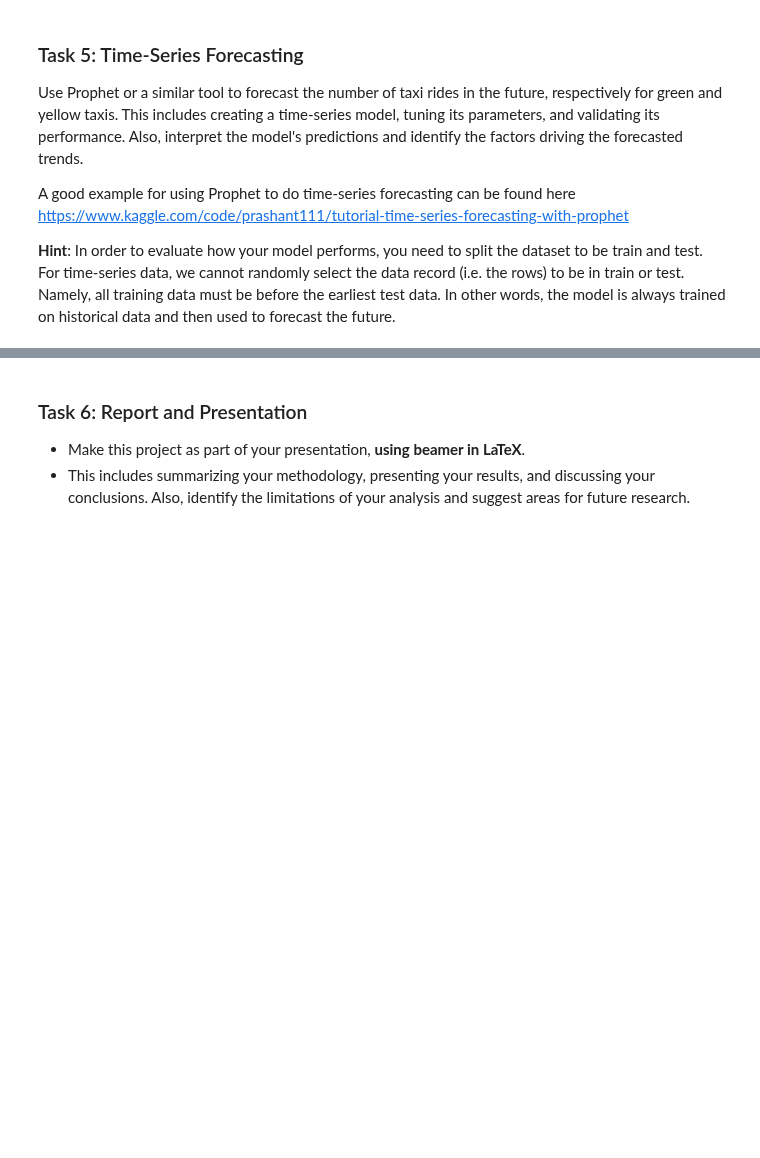
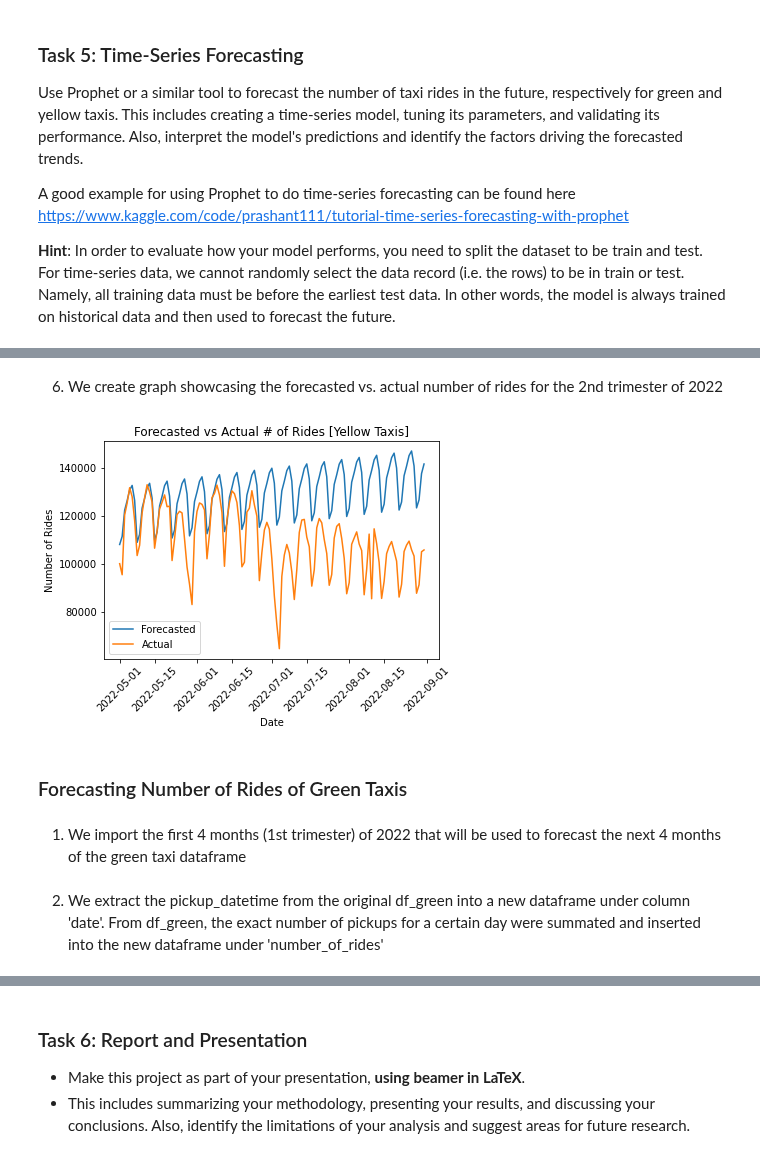
Before and after one commit to ngiorda4/NYC-Taxi-Analysis-and-Forecasting, a Jupyter notebook: 4_temporal_spatial_data_analysis.ipynb, the cells around one changed output, grey strips where cells are left out. Cells and saved outputs as stored; diff of their text form; code cells hidden in the pictures; blank space fills up the shorter version.

```diff
--- a/4_temporal_spatial_data_analysis.ipynb
+++ b/4_temporal_spatial_data_analysis.ipynb
@@ -123,0 +640,10 @@ A good example for using Prophet to do time-series forecasting can be found here
+# %%
+df_with_coord_yellow['pickup_datetime'] = pd.to_datetime(df_with_coord_yellow['tpep_pickup_datetime'])
+df_with_coord_yellow['date'] = df_with_coord_yellow['pickup_datetime'].dt.floor('D')
+df_with_coord_yellow_2022 = df_with_coord_yellow[df_with_coord_yellow['pickup_datetime'].dt.year == 2022]
+df_rides_test = df_with_coord_yellow_2022['date'].value_counts().reset_index()
+df_rides_test.columns = ['date', 'number_of_rides']
+df_rides_test = df_rides_test.sort_values('date').reset_index(drop=True)
+df_rides_test = df_rides_test.drop(range(120, 128)).reset_index(drop=True)
+
+df_rides_test.tail()
@@ -123,0 +706,10 @@ A good example for using Prophet to do time-series forecasting can be found here
+# %%
+df_with_coord_yellow['pickup_datetime'] = pd.to_datetime(df_with_coord_yellow['tpep_pickup_datetime'])
+df_with_coord_yellow['date'] = df_with_coord_yellow['pickup_datetime'].dt.floor('D')
+df_with_coord_yellow_2022 = df_with_coord_yellow[df_with_coord_yellow['pickup_datetime'].dt.year == 2022]
+df_rides_actual = df_with_coord_yellow_2022['date'].value_counts().reset_index()
+df_rides_actual.columns = ['date', 'number_of_rides']
+df_rides_actual = df_rides_actual.sort_values('date').reset_index(drop=True)
+df_rides_actual = df_rides_actual.drop(df_rides_actual.index[124]).drop(df_rides_actual.index[0]).reset_index(drop=True)
+
+df_rides_actual.head()
@@ -123,0 +772,37 @@ A good example for using Prophet to do time-series forecasting can be found here
+# %% [markdown]
+6. We create graph showcasing the forecasted vs. actual number of rides for the 2nd trimester of 2022
+# %%
+import numpy as np
+import matplotlib.pyplot as plt
+
+# Convert columns to NumPy arrays
+forecast_dates = np.array(forecast_next_4_months['date'])
+forecast_values = np.array(forecast_next_4_months['number_of_rides_forecast'])
+actual_dates = np.array(df_actual['date'])
+actual_values = np.array(df_actual['number_of_rides_actual'])
+
+# Plotting the forecasted values
+plt.plot(forecast_dates, forecast_values, label='Forecasted')
+
+# Plotting the actual values
+plt.plot(actual_dates, actual_values, label='Actual')
+
+# Set labels and title
+plt.xlabel('Date')
+plt.ylabel('Number of Rides')
+plt.title('Forecasted vs Actual # of Rides [Yellow Taxis]')
+
+plt.xticks(rotation=45)
+
+
+# Add legend
+plt.legend()
+
+# Display the plot
+plt.show()
+# %% [output]
+[figure, added]
+# %% [markdown]
+### Forecasting Number of Rides of Green Taxis
+# %% [markdown]
+1. We import the first 4 months (1st trimester) of 2022 that will be used to forecast the next 4 months of the green taxi dataframe
@@ -123,0 +854,2 @@ A good example for using Prophet to do time-series forecasting can be found here
+# %% [markdown]
+2. We extract the pickup_datetime from the original df_green into a new dataframe under column 'date'. From df_green, the exact number of pickups for a certain day were summated and inserted into the new dataframe under 'number_of_rides'
```
Also changed, not shown: parts of 50 cells of this notebook.
